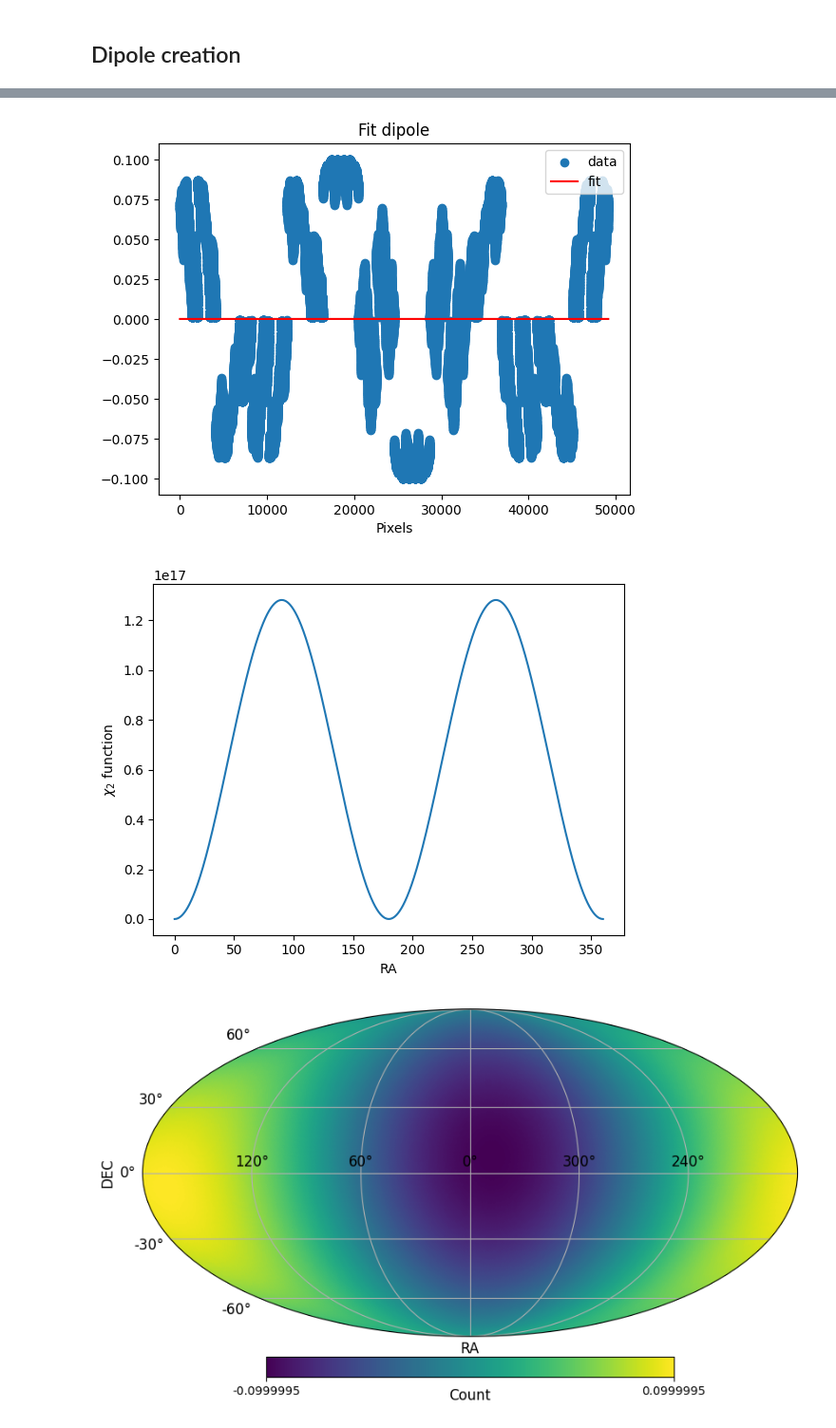
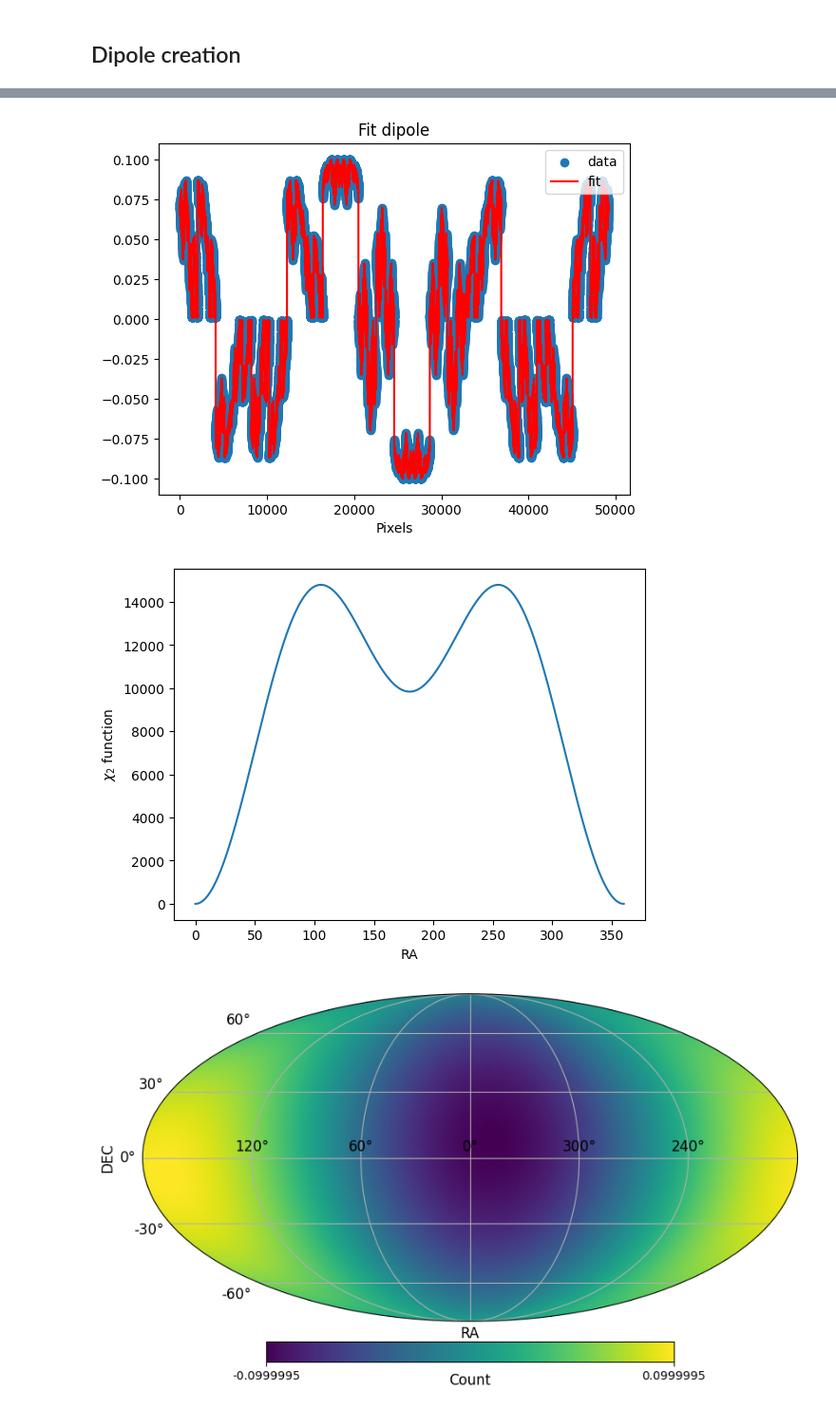
Before and after one commit to johannct/M2_Stage_Code, a Jupyter notebook: Simulation/Cost_Fuction_Study.ipynb, the cells around one changed output, grey strips where cells are left out. Shown at 95% size. Saved outputs shown, nothing was run; the diff lists cells and outputs as text; code cells hidden in the pictures.

```diff
--- a/Simulation/Cost_Fuction_Study.ipynb
+++ b/Simulation/Cost_Fuction_Study.ipynb
@@ -39,9 +39,10 @@ nest = True
 A, l, b = 0.1, 0, 0
 NSource_px_dipole = apply_dipole_Alb(np.arange(npix), A, l, b, nest)
 dipoleMapper = CountMapper.from_map(NSource_px_dipole, nest=nest)
+dipoleMapper.set_mask()
 
 init =  (0, 100, 40)
-m, cost = dipoleMapper.fit_dipole("", init, get_cost=True, fit_monop=False)
+m, cost = dipoleMapper.fit_dipole("Masked", init, get_cost=True, fit_monop=False)
 
 param = (A, l, b)
 ls, fig, ax = get_LeastSquare_plot(cost, param, stop=360, xlabel="RA", get_fig=True, label = f"RA_true = {l} ; DEC_true = {b}")
@@ -50,5 +51,5 @@ ls, fig, ax = get_LeastSquare_plot(cost, param, stop=360, xlabel="RA", get_fig=T
-[figure, old version]
+[figure, new version]
-[figure, old version]
+[figure, new version]
 # %%
 A, l, b = 0.1, 167, -7
 NSource_px_dipole = apply_dipole_Alb(np.arange(npix), A, l, b, nest)
```
Also changed, not shown: parts of 1 cell of this notebook, 3 other files.
